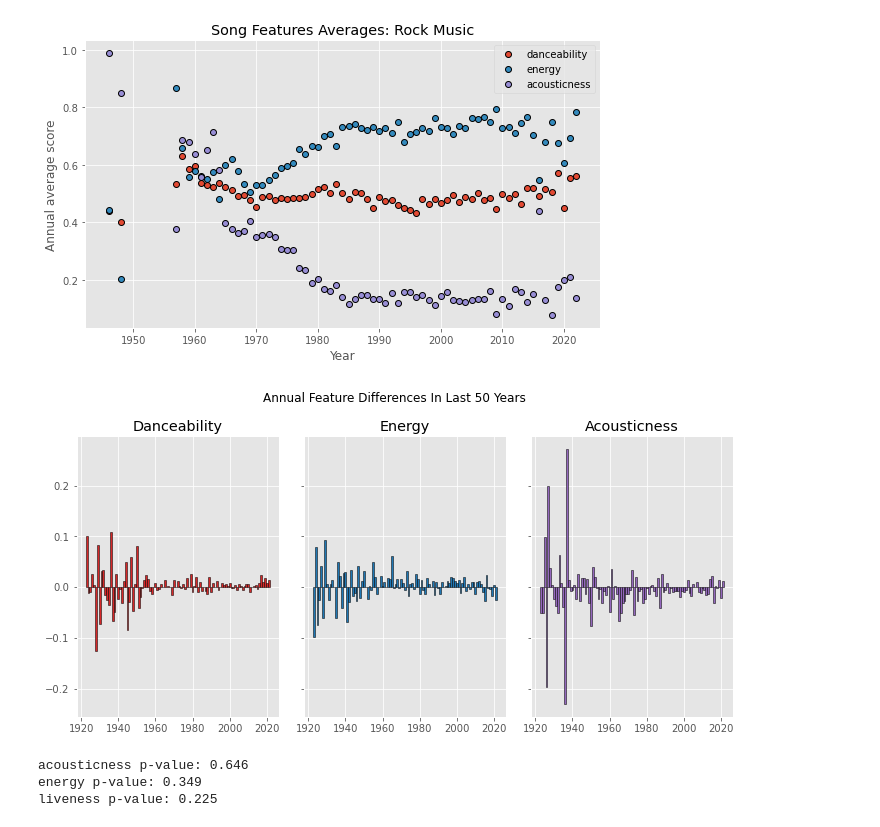
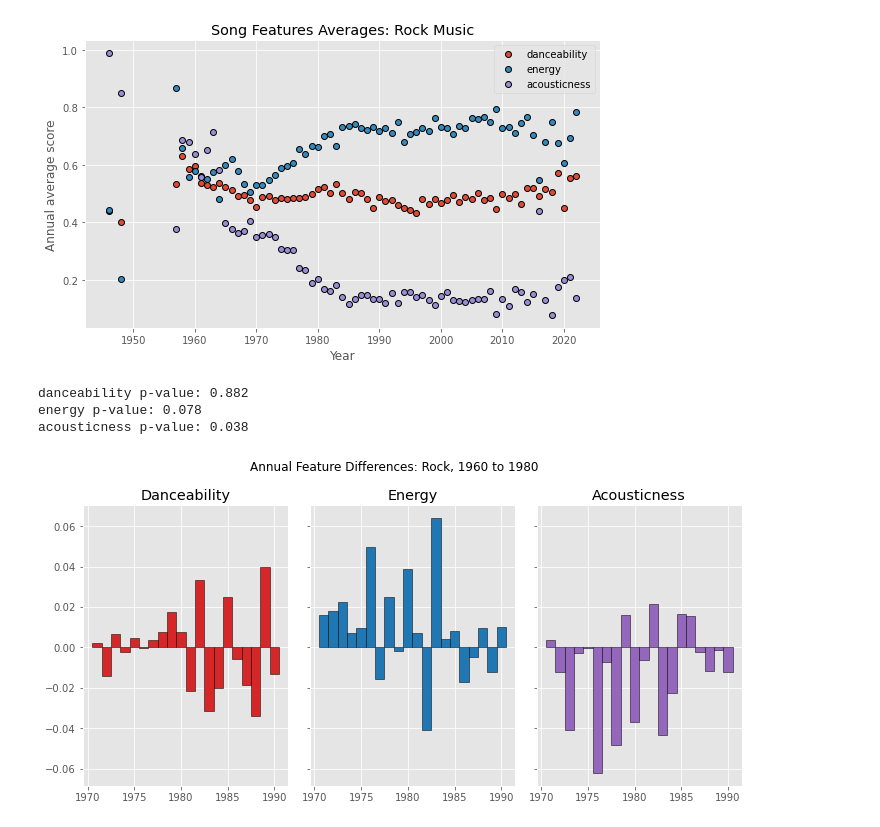
Before and after one commit to mattslatt/personal_portfolio, a Jupyter notebook: spotify/notebooks/analysis.ipynb, the cells around one changed output. Saved outputs shown, nothing was run; the diff lists cells and outputs as text; code cells hidden in the pictures.

```diff
--- a/spotify/notebooks/analysis.ipynb
+++ b/spotify/notebooks/analysis.ipynb
@@ -80,24 +96,27 @@ plt.savefig('/home/matt/portfolio/personal_portfolio/spotify/img/rock_song_featu
 # %% [output]
 [figure]
 # %%
+# t-tests for rock music
+
+start = 15
+end = 35
+
 fig, ax = plt.subplots(1,3, sharey=True, figsize=(10,5))
-ax[0].bar(tracks_release_year['release_date'].astype(str).astype(int)[0:], tracks_release_year['danceability'].diff()[0:],width=1.0, color='tab:red', ec='black')
+ax[0].bar(rock_tracks_avg['release_date'].astype(str).astype(int)[start:end], rock_tracks_avg['danceability'].diff()[start:end],width=1.0, color='tab:red', ec='black')
 ax[0].set_title('Danceability')
-ax[1].bar(tracks_release_year['release_date'].astype(str).astype(int)[0:], tracks_release_year['energy'].diff()[0:],width=1.0, color='tab:blue', ec='black')
+ax[1].bar(rock_tracks_avg['release_date'].astype(str).astype(int)[start:end], rock_tracks_avg['energy'].diff()[start:end],width=1.0, color='tab:blue', ec='black')
 ax[1].set_title('Energy')
-ax[2].bar(tracks_release_year['release_date'].astype(str).astype(int)[0:], tracks_release_year['acousticness'].diff()[0:],width=1.0, color='tab:purple', ec='black')
+ax[2].bar(rock_tracks_avg['release_date'].astype(str).astype(int)[start:end], rock_tracks_avg['acousticness'].diff()[start:end],width=1.0, color='tab:purple', ec='black')
 ax[2].set_title('Acousticness')
-plt.suptitle('Annual Feature Differences In Last 50 Years')
+plt.suptitle('Annual Feature Differences: Rock, 1960 to 1980')
 plt.tight_layout()
-plt.savefig('/home/matt/portfolio/personal_portfolio/spotify/img/annual_avg_song_features_diffs.png')
+plt.savefig('/home/matt/portfolio/personal_portfolio/spotify/img/rock_avg_song_features_diffs.png')
+
+print('danceability p-value: {}'.format(round(stats.ttest_1samp(rock_tracks_avg['danceability'].diff()[start:end],0, alternative='two-sided')[1], 3)))
+print('energy p-value: {}'.format(round(stats.ttest_1samp(rock_tracks_avg['energy'].diff()[start:end],0, alternative='two-sided')[1], 3)))
+print('acousticness p-value: {}'.format(round(stats.ttest_1samp(rock_tracks_avg['acousticness'].diff()[start:end],0, alternative='two-sided')[1], 3)))
 # %% [output]
+danceability p-value: 0.882
+energy p-value: 0.078
+acousticness p-value: 0.038
-[figure, old version]
+[figure, new version]
-# %%
-# t-tests for all music, all time
-print('acousticness p-value: {}'.format(round(stats.ttest_1samp(tracks_release_year['danceability'].diff()[1:],0, alternative='two-sided')[1], 3)))
-print('energy p-value: {}'.format(round(stats.ttest_1samp(tracks_release_year['energy'].diff()[1:],0, alternative='two-sided')[1], 3)))
-print('liveness p-value: {}'.format(round(stats.ttest_1samp(tracks_release_year['acousticness'].d0iff()[1:],0, alternative='two-sided')[1], 3)))
-# %% [output]
-acousticness p-value: 0.646
-energy p-value: 0.349
-liveness p-value: 0.225
```
Also changed, not shown: parts of 16 cells of this notebook, 1 other file.
